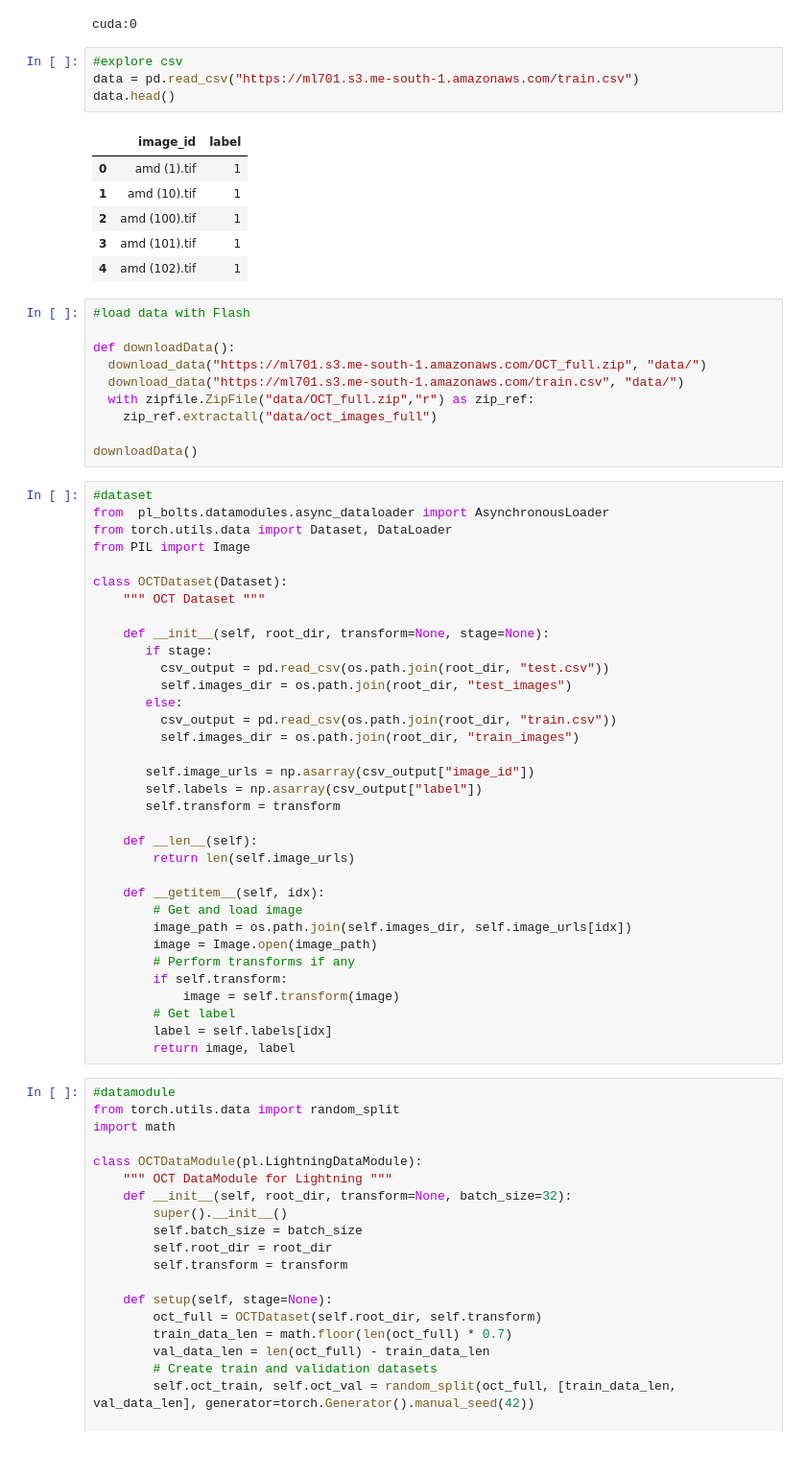
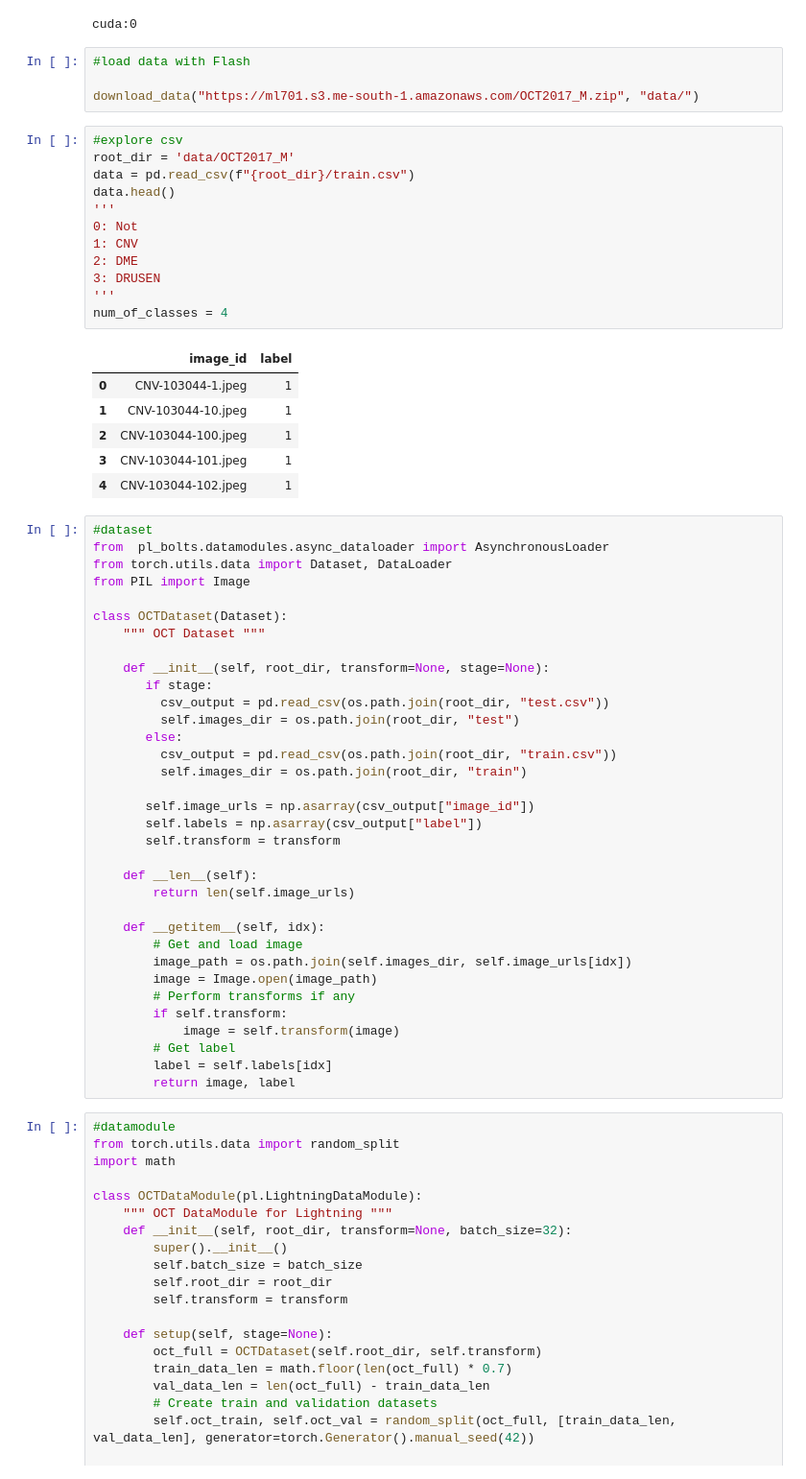
Before and after one commit to abdu355/simCLR-ml701, a Jupyter notebook: ml701_simCLR_Pre_trained_V1.ipynb, the cells around one changed output. Shown: that part at 96% size. Drawn from its saved outputs; the diff is of its cells as text.

```diff
--- a/ml701_simCLR_Pre_trained_V1.ipynb
+++ b/ml701_simCLR_Pre_trained_V1.ipynb
@@ -54,26 +54,28 @@ print(device)
 # %% [output]
 cuda:0
 # %%
-#explore csv
-data = pd.read_csv("https://ml701.s3.me-south-1.amazonaws.com/train.csv")
-data.head()
+#load data with Flash
+
+download_data("https://ml701.s3.me-south-1.amazonaws.com/OCT2017_M.zip", "data/")
-# %% [output]
-|  | image_id | label |
-| 0 | amd (1).tif | 1 |
-| 1 | amd (10).tif | 1 |
-| 2 | amd (100).tif | 1 |
-| 3 | amd (101).tif | 1 |
-| 4 | amd (102).tif | 1 |
-# %%
-#load data with Flash
-
-def downloadData():
-  download_data("https://ml701.s3.me-south-1.amazonaws.com/OCT_full.zip", "data/")
-  download_data("https://ml701.s3.me-south-1.amazonaws.com/train.csv", "data/")
-  with zipfile.ZipFile("data/OCT_full.zip","r") as zip_ref:
-    zip_ref.extractall("data/oct_images_full")
-
-downloadData()
+# %%
+#explore csv
+root_dir = 'data/OCT2017_M'
+data = pd.read_csv(f"{root_dir}/train.csv")
+data.head()
+'''
+0: Not
+1: CNV
+2: DME
+3: DRUSEN
+'''
+num_of_classes = 4
+# %% [output]
+|  | image_id | label |
+| 0 | CNV-103044-1.jpeg | 1 |
+| 1 | CNV-103044-10.jpeg | 1 |
+| 2 | CNV-103044-100.jpeg | 1 |
+| 3 | CNV-103044-101.jpeg | 1 |
+| 4 | CNV-103044-102.jpeg | 1 |
 # %%
 #dataset
 from  pl_bolts.datamodules.async_dataloader import AsynchronousLoader
@@ -86,10 +88,10 @@ class OCTDataset(Dataset):
     def __init__(self, root_dir, transform=None, stage=None):
        if stage:
          csv_output = pd.read_csv(os.path.join(root_dir, "test.csv"))
-         self.images_dir = os.path.join(root_dir, "test_images")
+         self.images_dir = os.path.join(root_dir, "test")
        else:
          csv_output = pd.read_csv(os.path.join(root_dir, "train.csv"))
-         self.images_dir = os.path.join(root_dir, "train_images")
+         self.images_dir = os.path.join(root_dir, "train")
 
        self.image_urls = np.asarray(csv_output["image_id"])
        self.labels = np.asarray(csv_output["label"])
```
Also changed, not shown: parts of 3 cells of this notebook.
